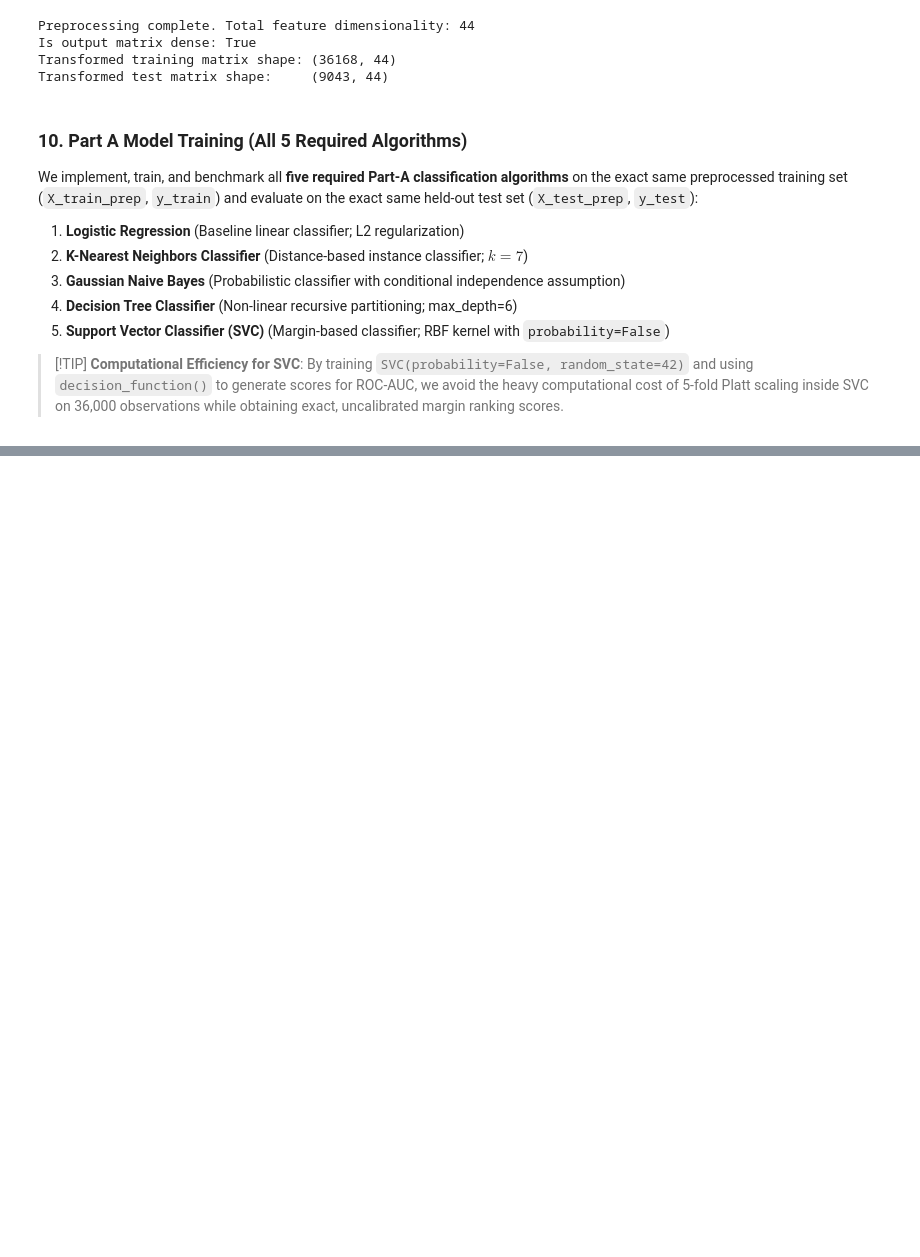
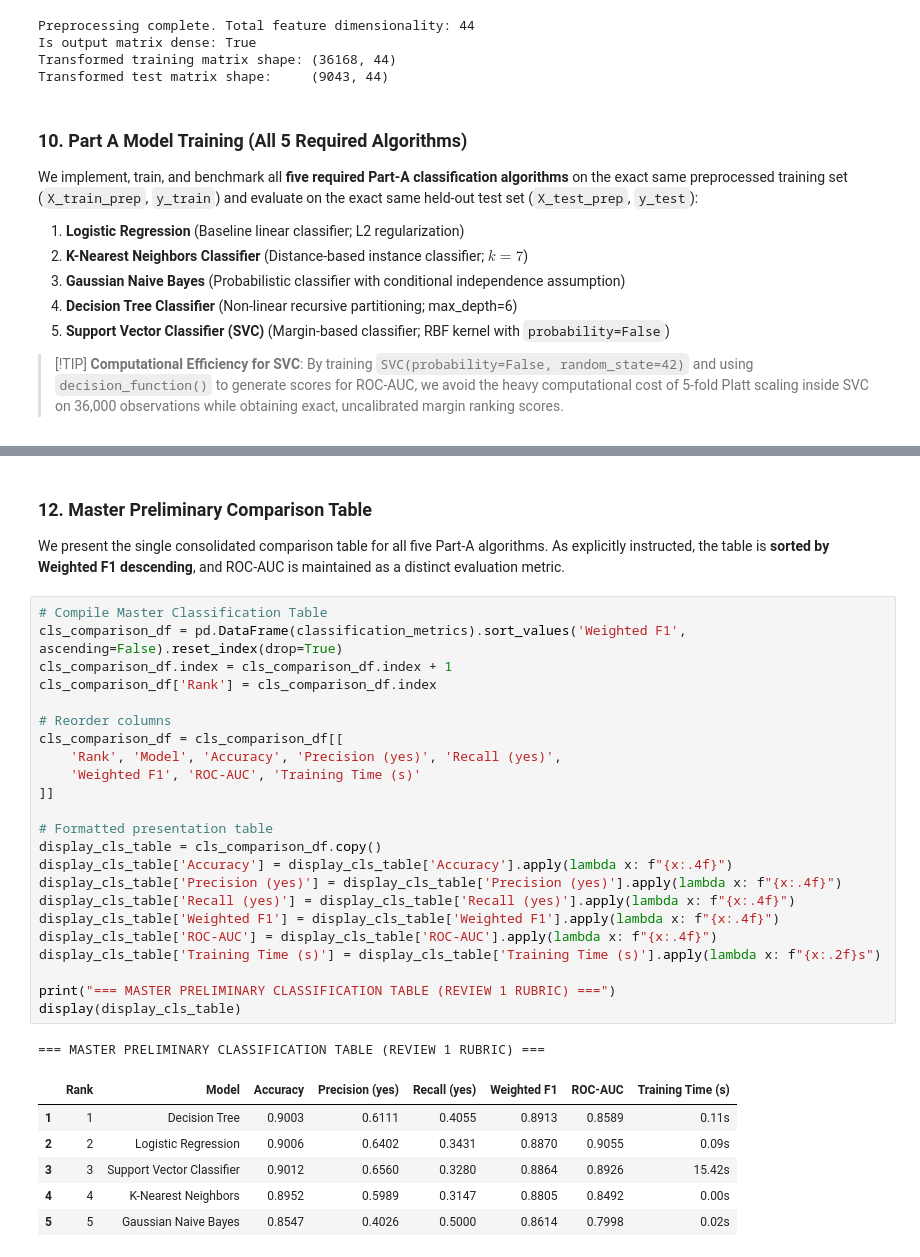
Before and after one commit to Ne-Ran/Machine-Learning-Capstone-Project, a Jupyter notebook: Notebooks/classification.ipynb, the cells around one changed output, grey strips where cells are left out. Saved outputs shown, nothing was run; the diff lists cells and outputs as text; blank space fills up the shorter version.

```diff
--- a/Notebooks/classification.ipynb
+++ b/Notebooks/classification.ipynb
@@ -645,0 +694,34 @@ train_and_eval_classifier('Support Vector Classifier', SVC(C=1.0, kernel='rbf',
+# %% [markdown]
+### 12. Master Preliminary Comparison Table
+We present the single consolidated comparison table for all five Part-A algorithms. As explicitly instructed, the table is **sorted by Weighted F1 descending**, and ROC-AUC is maintained as a distinct evaluation metric.
+# %%
+# Compile Master Classification Table
+cls_comparison_df = pd.DataFrame(classification_metrics).sort_values('Weighted F1', ascending=False).reset_index(drop=True)
+cls_comparison_df.index = cls_comparison_df.index + 1
+cls_comparison_df['Rank'] = cls_comparison_df.index
+
+# Reorder columns
+cls_comparison_df = cls_comparison_df[[
+    'Rank', 'Model', 'Accuracy', 'Precision (yes)', 'Recall (yes)',
+    'Weighted F1', 'ROC-AUC', 'Training Time (s)'
+]]
+
+# Formatted presentation table
+display_cls_table = cls_comparison_df.copy()
+display_cls_table['Accuracy'] = display_cls_table['Accuracy'].apply(lambda x: f"{x:.4f}")
+display_cls_table['Precision (yes)'] = display_cls_table['Precision (yes)'].apply(lambda x: f"{x:.4f}")
+display_cls_table['Recall (yes)'] = display_cls_table['Recall (yes)'].apply(lambda x: f"{x:.4f}")
+display_cls_table['Weighted F1'] = display_cls_table['Weighted F1'].apply(lambda x: f"{x:.4f}")
+display_cls_table['ROC-AUC'] = display_cls_table['ROC-AUC'].apply(lambda x: f"{x:.4f}")
+display_cls_table['Training Time (s)'] = display_cls_table['Training Time (s)'].apply(lambda x: f"{x:.2f}s")
+
+print("=== MASTER PRELIMINARY CLASSIFICATION TABLE (REVIEW 1 RUBRIC) ===")
+display(display_cls_table)
+# %% [output]
+=== MASTER PRELIMINARY CLASSIFICATION TABLE (REVIEW 1 RUBRIC) ===
+|  | Rank | Model | Accuracy | Precision (yes) | Recall (yes) | Weighted F1 | ROC-AUC | Training Time (s) |
+| 1 | 1 | Decision Tree | 0.9003 | 0.6111 | 0.4055 | 0.8913 | 0.8589 | 0.11s |
+| 2 | 2 | Logistic Regression | 0.9006 | 0.6402 | 0.3431 | 0.8870 | 0.9055 | 0.09s |
+| 3 | 3 | Support Vector Classifier | 0.9012 | 0.6560 | 0.3280 | 0.8864 | 0.8926 | 15.42s |
+| 4 | 4 | K-Nearest Neighbors | 0.8952 | 0.5989 | 0.3147 | 0.8805 | 0.8492 | 0.00s |
+| 5 | 5 | Gaussian Naive Bayes | 0.8547 | 0.4026 | 0.5000 | 0.8614 | 0.7998 | 0.02s |
```
Also changed, not shown: parts of 6 cells of this notebook.
